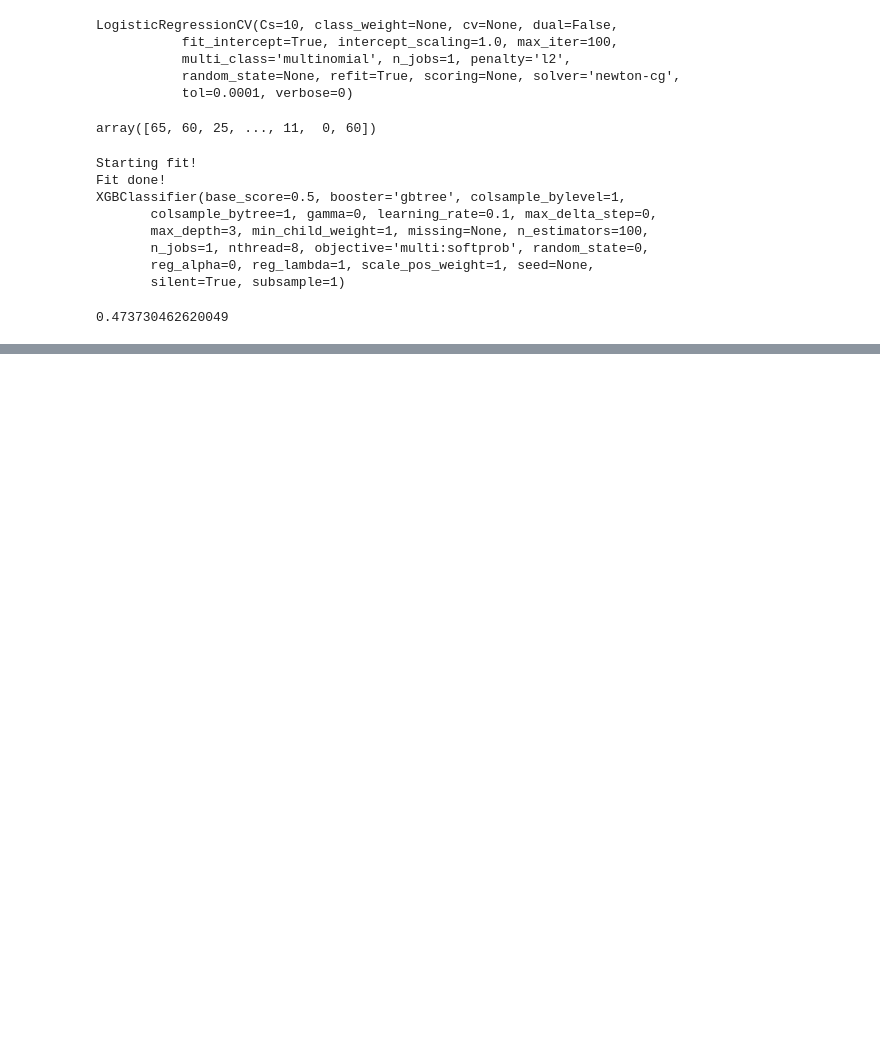
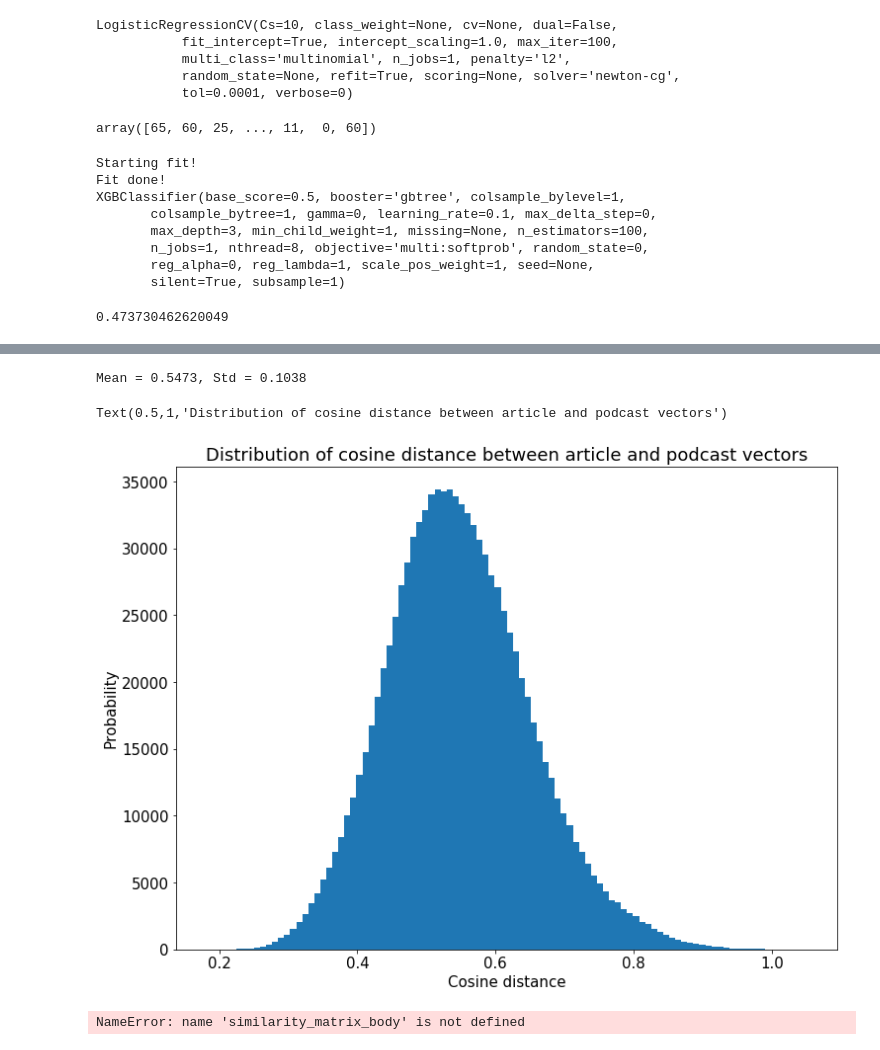
Before and after one commit to bartmassi/Caster, a Jupyter notebook: step4_analyze_and_model.ipynb, the cells around one changed output, grey strips where cells are left out. Cells and saved outputs as stored; diff of their text form; code cells hidden in the pictures; blank space fills up the shorter version.

```diff
--- a/step4_analyze_and_model.ipynb
+++ b/step4_analyze_and_model.ipynb
@@ -346,0 +419,10 @@ with open(floc+fname,'wb') as fid:
+# %%
+#Look at distribution of podcast similarity to articles
+import pickle
+import scipy
+
+#Load up article database
+articlesfloc = '/home/bmassi/Dropbox/data/kaggle_articles/'
+articledb = pd.concat([pd.read_csv(articlesfloc+'articles1.csv'),
+                      pd.read_csv(articlesfloc+'articles2.csv'),
+                      pd.read_csv(articlesfloc+'articles3.csv')])
@@ -346,0 +433,29 @@ with open(floc+fname,'wb') as fid:
+# %%
+comparator_function = scipy.spatial.distance.cosine
+
+sample_size = 1000
+sample_podcasts = podcastdb.podcastdb['w2v'].sample(sample_size)
+sample_articles = articledb['title'].sample(sample_size)
+
+similarity_matrix = [[comparator_function(p,podcastdb._evaluate(podcastdb.cleaner.preprocess_input(u))) for u in sample_articles.get_values()] for p in sample_podcasts.get_values()]
+# %%
+#Visualize similarity_distribution
+
+import numpy as np
+from matplotlib import pyplot as plt
+
+similarity_data = np.array(similarity_matrix).flatten()
+similarity_data = similarity_data[np.isnan(similarity_data)!=True]
+print('Mean = %.4f, Std = %.4f' % (np.mean(similarity_data),np.std(similarity_data)))
+
+#Make histogram
+nbins = 100
+plt.figure(figsize=[12,9])
+plt.hist(similarity_data[np.isnan(similarity_data)!=True],bins=nbins)
+plt.xlabel('Cosine distance')
+plt.ylabel('Probability')
+plt.title("Distribution of cosine distance between article and podcast vectors")
+# %% [output]
+Mean = 0.5473, Std = 0.1038
+Text(0.5,1,'Distribution of cosine distance between article and podcast vectors')
+[figure, added]
@@ -346,0 +470,19 @@ with open(floc+fname,'wb') as fid:
+# %%
+#Visualize similarity_distribution
+
+import numpy as np
+from matplotlib import pyplot as plt
+
+similarity_data = np.array(similarity_matrix_body).flatten()
+similarity_data = similarity_data[np.isnan(similarity_data)!=True]
+print('Mean = %.4f, Std = %.4f' % (np.mean(similarity_data),np.std(similarity_data)))
+
+#Make histogram
+nbins = 100
+plt.figure(figsize=[12,9])
+plt.hist(similarity_data[np.isnan(similarity_data)!=True],bins=nbins)
+plt.xlabel('Cosine distance')
+plt.ylabel('Probability')
+plt.title("Distribution of cosine distance between article and podcast vectors")
+# %% [output]
+NameError: name 'similarity_matrix_body' is not defined
```
Also changed, not shown: parts of 12 cells of this notebook, 4 other files.
